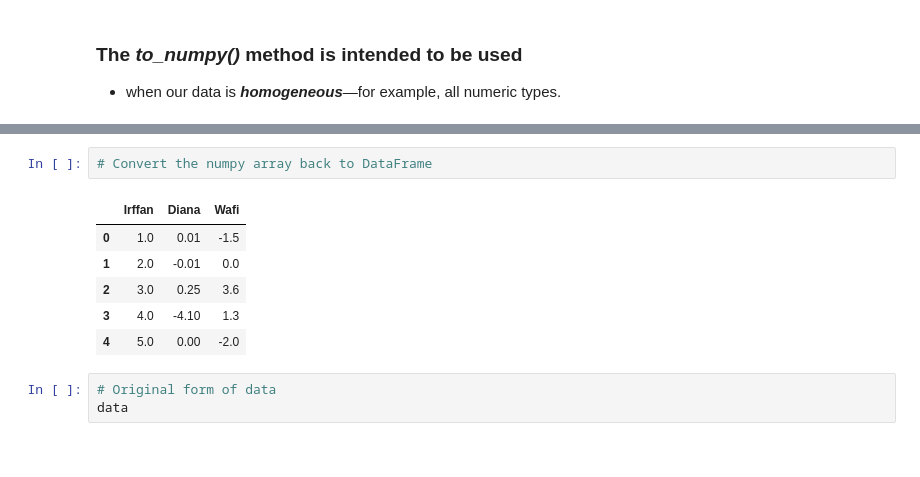
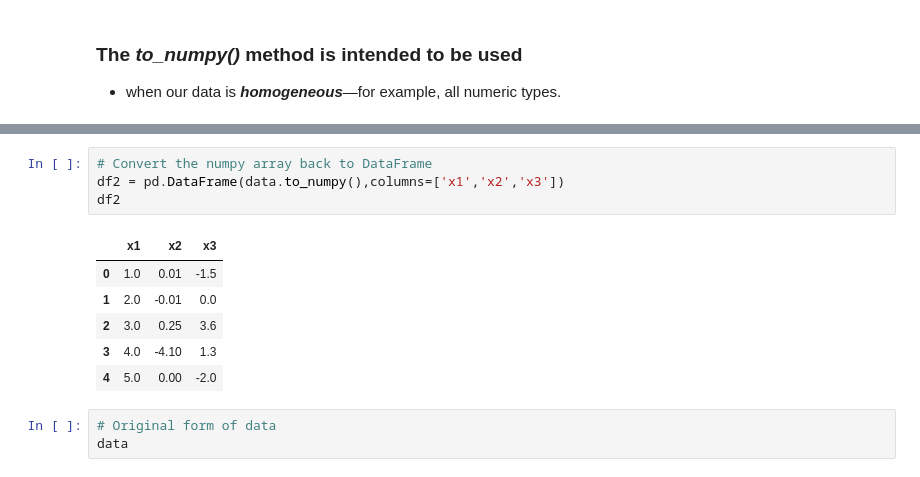
Before and after one commit to mohdkhairilabdulkarim/STQD6014-Data-Science, a Jupyter notebook: Copy_of_Week14_Modelling_20240121_WC.ipynb, the cells around one changed output, grey strips where cells are left out. Cells and saved outputs as stored; diff of their text form.

```diff
--- a/Copy_of_Week14_Modelling_20240121_WC.ipynb
+++ b/Copy_of_Week14_Modelling_20240121_WC.ipynb
@@ -46,8 +48,10 @@ array([[ 1.  ,  0.01, -1.5 ],
        [ 5.  ,  0.  , -2.  ]])
 # %%
 # Convert the numpy array back to DataFrame
+df2 = pd.DataFrame(data.to_numpy(),columns=['x1','x2','x3'])
+df2
 # %% [output]
-|  | Irffan | Diana | Wafi |
+|  | x1 | x2 | x3 |
 | 0 | 1.0 | 0.01 | -1.5 |
 | 1 | 2.0 | -0.01 | 0.0 |
 | 2 | 3.0 | 0.25 | 3.6 |
```
Also changed, not shown: parts of 10 cells of this notebook.
